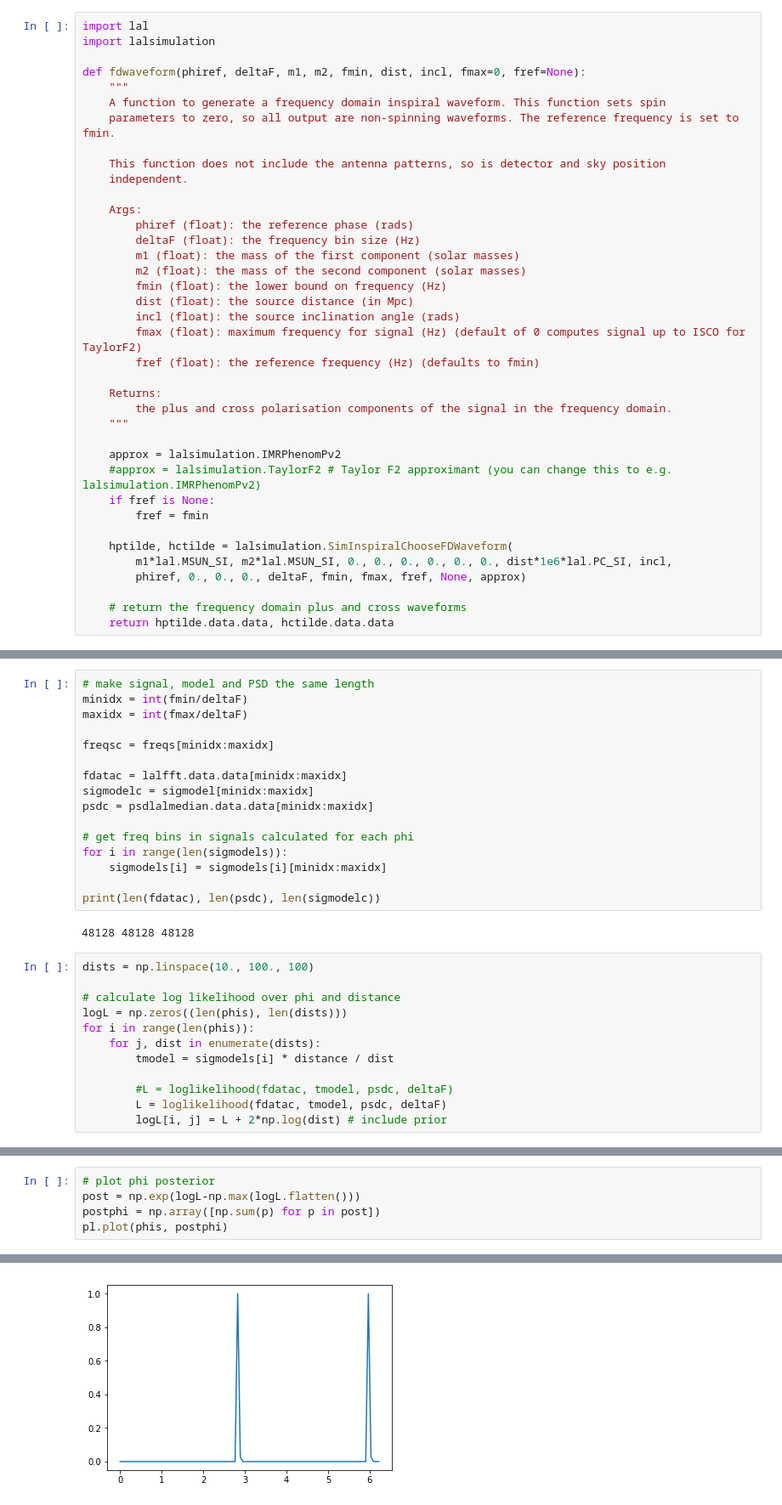
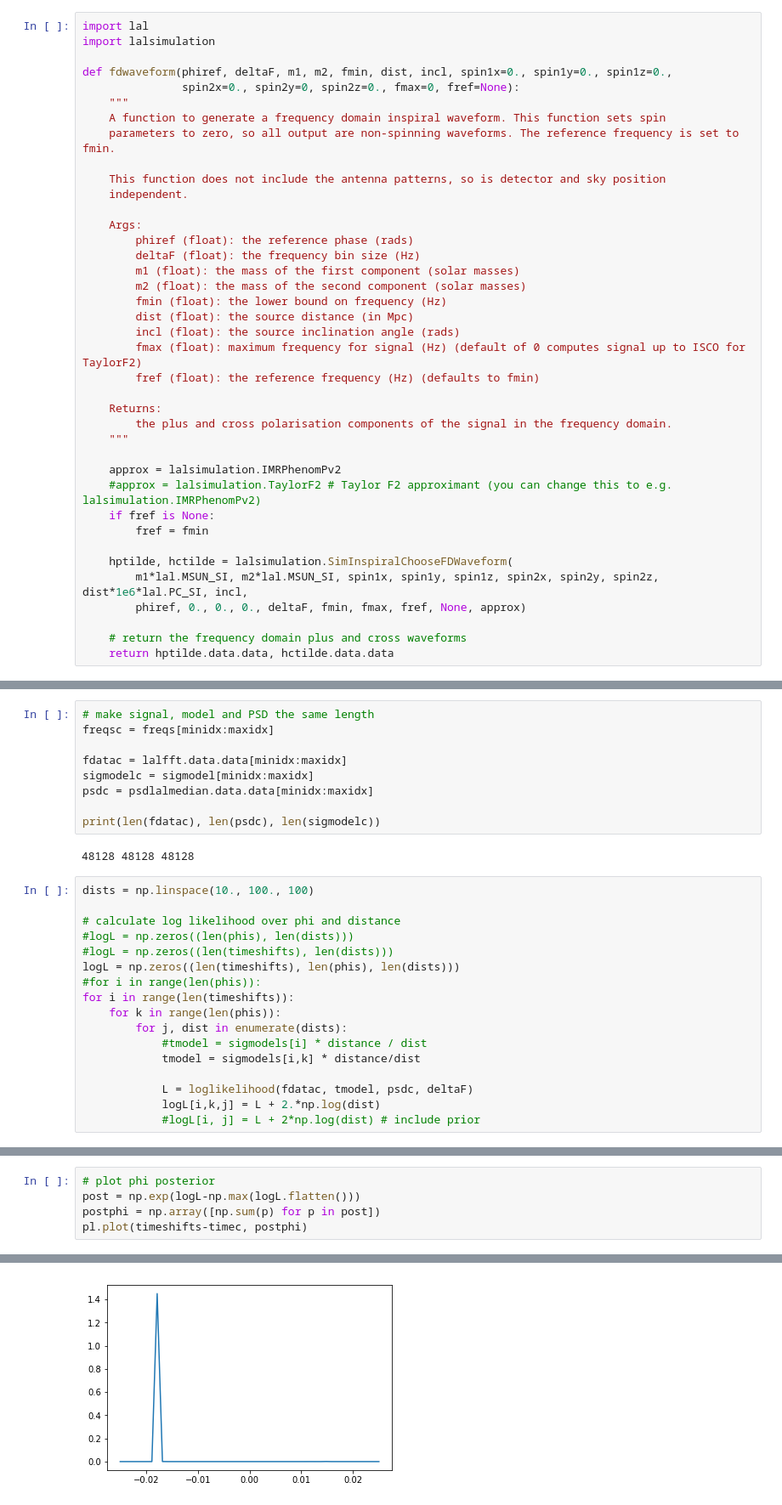
Before and after one commit to mattpitkin/gw_notebooks, a Jupyter notebook: EstimateDistance.ipynb, the cells around one changed output, grey strips where cells are left out. Shown at 85% size. Drawn from its saved outputs; the diff is of its cells as text.

```diff
--- a/EstimateDistance.ipynb
+++ b/EstimateDistance.ipynb
@@ -11,7 +11,8 @@ import readligo as rl
 import lal
 import lalsimulation
 
-def fdwaveform(phiref, deltaF, m1, m2, fmin, dist, incl, fmax=0, fref=None):
+def fdwaveform(phiref, deltaF, m1, m2, fmin, dist, incl, spin1x=0., spin1y=0., spin1z=0.,
+               spin2x=0., spin2y=0, spin2z=0., fmax=0, fref=None):
     """
     A function to generate a frequency domain inspiral waveform. This function sets spin
     parameters to zero, so all output are non-spinning waveforms. The reference frequency is set to fmin.
@@ -40,7 +41,7 @@ def fdwaveform(phiref, deltaF, m1, m2, fmin, dist, incl, fmax=0, fref=None):
         fref = fmin
 
     hptilde, hctilde = lalsimulation.SimInspiralChooseFDWaveform(
-        m1*lal.MSUN_SI, m2*lal.MSUN_SI, 0., 0., 0., 0., 0., 0., dist*1e6*lal.PC_SI, incl,
+        m1*lal.MSUN_SI, m2*lal.MSUN_SI, spin1x, spin1y, spin1z, spin2x, spin2y, spin2z, dist*1e6*lal.PC_SI, incl,
         phiref, 0., 0., 0., deltaF, fmin, fmax, fref, None, approx)
 
     # return the frequency domain plus and cross waveforms
@@ -223,19 +301,12 @@ pl.semilogy(freqs, np.abs(lalfft.data.data)**2, 'b--')
 [figure]
 # %%
 # make signal, model and PSD the same length
-minidx = int(fmin/deltaF)
-maxidx = int(fmax/deltaF)
-
 freqsc = freqs[minidx:maxidx]
 
 fdatac = lalfft.data.data[minidx:maxidx]
 sigmodelc = sigmodel[minidx:maxidx]
 psdc = psdlalmedian.data.data[minidx:maxidx]
 
-# get freq bins in signals calculated for each phi
-for i in range(len(sigmodels)):
-    sigmodels[i] = sigmodels[i][minidx:maxidx]
-
 print(len(fdatac), len(psdc), len(sigmodelc))
 # %% [output]
 48128 48128 48128
@@ -243,13 +314,18 @@ print(len(fdatac), len(psdc), len(sigmodelc))
 dists = np.linspace(10., 100., 100)
 
 # calculate log likelihood over phi and distance
-logL = np.zeros((len(phis), len(dists)))
-for i in range(len(phis)):
-    for j, dist in enumerate(dists):
-        tmodel = sigmodels[i] * distance / dist
+#logL = np.zeros((len(phis), len(dists)))
+#logL = np.zeros((len(timeshifts), len(dists)))
+logL = np.zeros((len(timeshifts), len(phis), len(dists)))
+#for i in range(len(phis)):
+for i in range(len(timeshifts)):
+    for k in range(len(phis)):
+        for j, dist in enumerate(dists):
+            #tmodel = sigmodels[i] * distance / dist
+            tmodel = sigmodels[i,k] * distance/dist
 
-        #L = loglikelihood(fdatac, tmodel, psdc, deltaF)
-        L = loglikelihood(fdatac, tmodel, psdc, deltaF)
-        logL[i, j] = L + 2*np.log(dist) # include prior
+            L = loglikelihood(fdatac, tmodel, psdc, deltaF)
+            logL[i,k,j] = L + 2.*np.log(dist)
+            #logL[i, j] = L + 2*np.log(dist) # include prior
 # %%
 # show posterior
@@ -260,11 +341,11 @@ pl.imshow(np.exp(logL-np.max(logL.flatten())))
 # %%
 # plot phi posterior
 post = np.exp(logL-np.max(logL.flatten()))
 postphi = np.array([np.sum(p) for p in post])
-pl.plot(phis, postphi)
+pl.plot(timeshifts-timec, postphi)
 # %% [output]
 [<matplotlib.lines.Line2D at 0x...>]
-[figure, old version]
+[figure, new version]
 # %%
 # plot distance posterior
 postdist = np.array([np.sum(p) for p in post.T])
```
Also changed, not shown: parts of 14 cells of this notebook.
